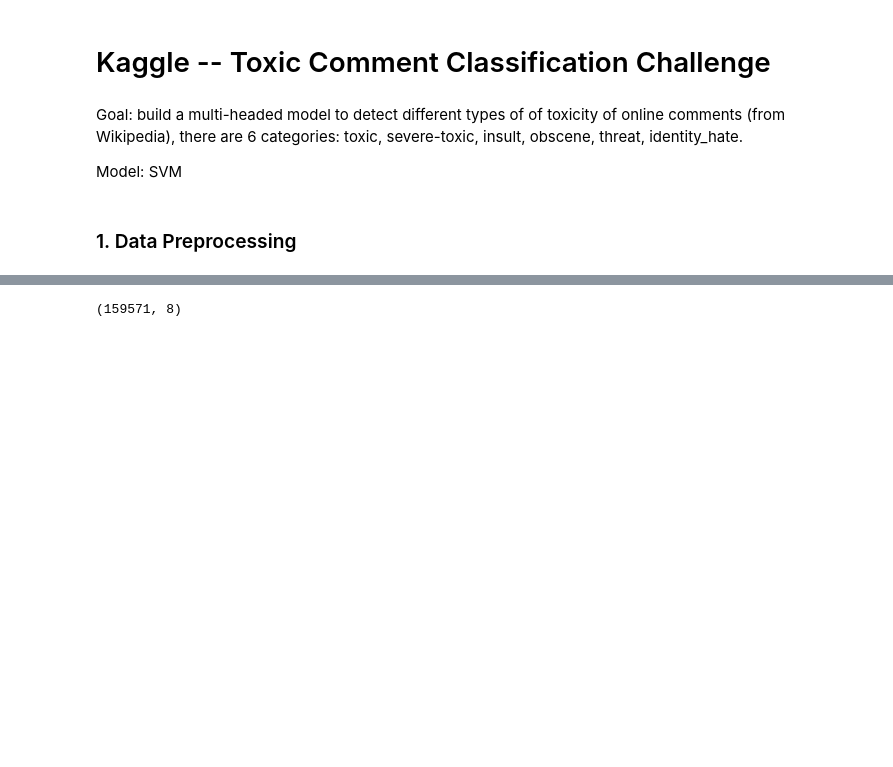
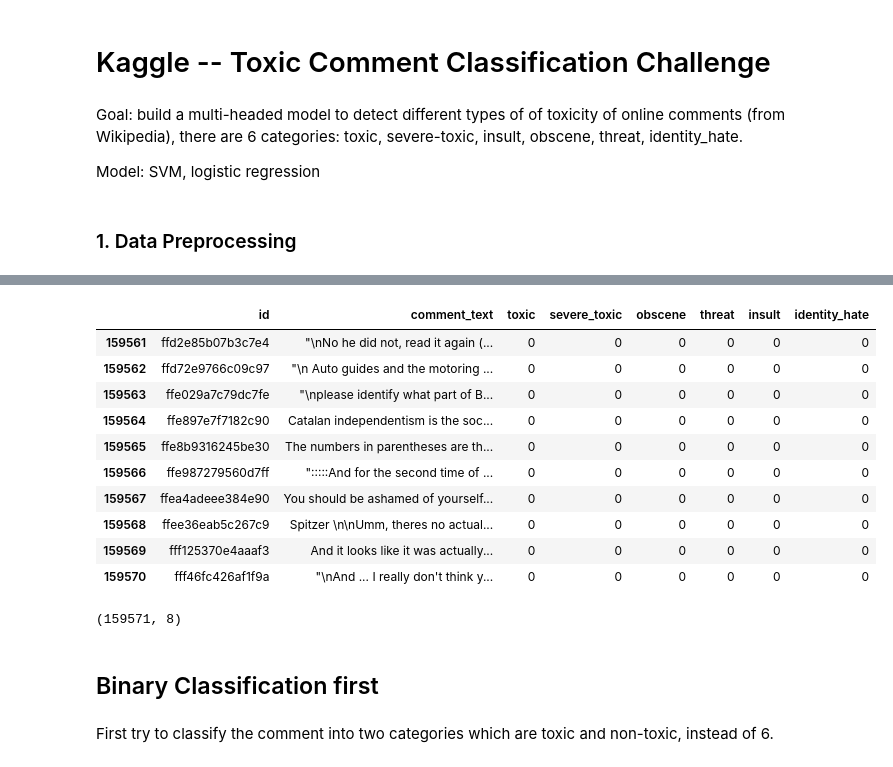
Before and after one commit to constancedongg/Toxic_Comment_Classification, a Jupyter notebook: Jun16.ipynb, the cells around one changed output, grey strips where cells are left out. Drawn from its saved outputs; the diff is of its cells as text; code cells hidden in the pictures; blank space fills up the shorter version.

```diff
--- a/Jun16.ipynb
+++ b/Jun16.ipynb
@@ -3,6 +3,6 @@
 # %% [markdown]
 Goal: build a multi-headed model to detect different types of of toxicity of online comments (from Wikipedia), there are 6 categories: toxic, severe-toxic, insult, obscene, threat, identity_hate.
 
-Model: SVM
+Model: SVM, logistic regression
 # %% [markdown]
 ### 1. Data Preprocessing
@@ -12,5 +25,5 @@ import numpy as np
 # %%
-dat = pd.read_csv('train.csv')
+dat = pd.read_csv('data/train.csv')
 dat.head(10)
 # %% [output]
 |  | id | comment_text | toxic | severe_toxic | obscene | threat | insult | identity_hate |
@@ -24,6 +37,20 @@ dat.head(10)
 | 7 | 00031b1e95af7921 | Your vandalism to the Matt Shirvi... | 0 | 0 | 0 | 0 | 0 | 0 |
 | 8 | 00037261f536c51d | Sorry if the word 'nonsense' was ... | 0 | 0 | 0 | 0 | 0 | 0 |
 | 9 | 00040093b2687caa | alignment on this subject and whi... | 0 | 0 | 0 | 0 | 0 | 0 |
+# %%
+dat.tail(10)
+# %% [output]
+|  | id | comment_text | toxic | severe_toxic | obscene | threat | insult | identity_hate |
+| 159561 | ffd2e85b07b3c7e4 | "\nNo he did not, read it again (... | 0 | 0 | 0 | 0 | 0 | 0 |
+| 159562 | ffd72e9766c09c97 | "\n Auto guides and the motoring ... | 0 | 0 | 0 | 0 | 0 | 0 |
+| 159563 | ffe029a7c79dc7fe | "\nplease identify what part of B... | 0 | 0 | 0 | 0 | 0 | 0 |
+| 159564 | ffe897e7f7182c90 | Catalan independentism is the soc... | 0 | 0 | 0 | 0 | 0 | 0 |
+| 159565 | ffe8b9316245be30 | The numbers in parentheses are th... | 0 | 0 | 0 | 0 | 0 | 0 |
+| 159566 | ffe987279560d7ff | ":::::And for the second time of ... | 0 | 0 | 0 | 0 | 0 | 0 |
+| 159567 | ffea4adeee384e90 | You should be ashamed of yourself... | 0 | 0 | 0 | 0 | 0 | 0 |
+| 159568 | ffee36eab5c267c9 | Spitzer \n\nUmm, theres no actual... | 0 | 0 | 0 | 0 | 0 | 0 |
+| 159569 | fff125370e4aaaf3 | And it looks like it was actually... | 0 | 0 | 0 | 0 | 0 | 0 |
+| 159570 | fff46fc426af1f9a | "\nAnd ... I really don't think y... | 0 | 0 | 0 | 0 | 0 | 0 |
 # %%
 dat.shape
 # %% [output]
@@ -33,0 +63,4 @@ y_raw = dat.loc[ : ,'toxic':'']
+# %% [markdown]
+## Binary Classification first
+# %% [markdown]
+First try to classify the comment into two categories which are toxic and non-toxic, instead of 6.
```
Also changed, not shown: parts of 59 cells of this notebook, 14 other files.
